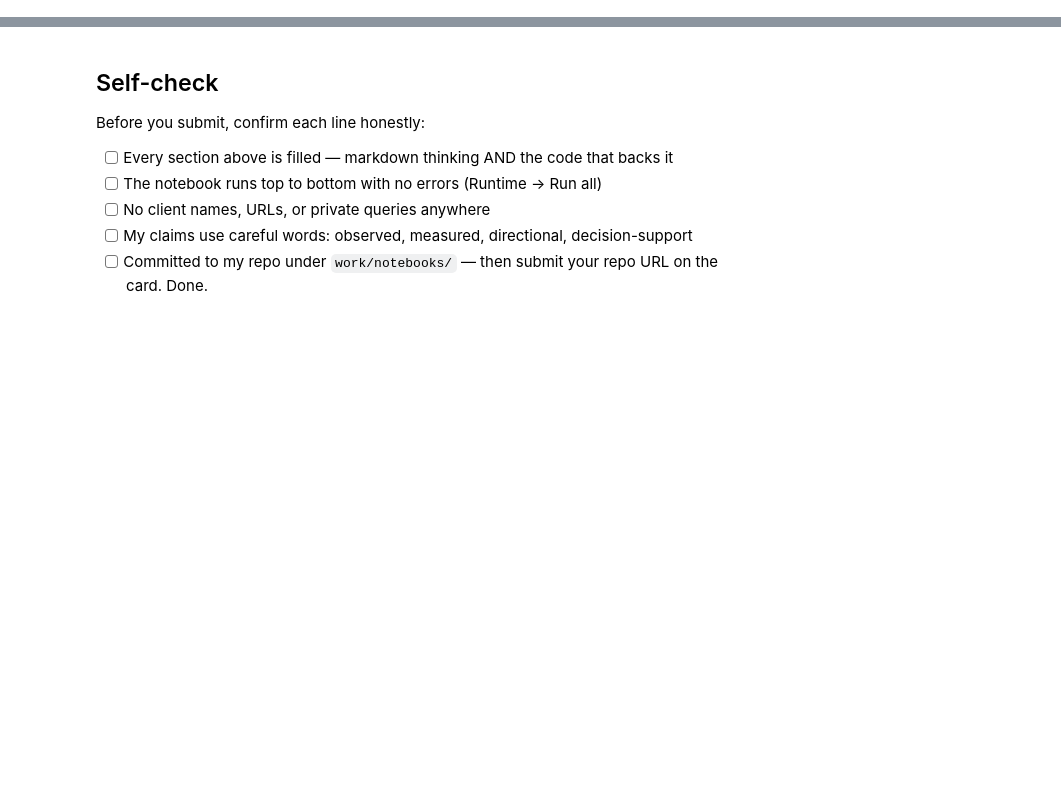
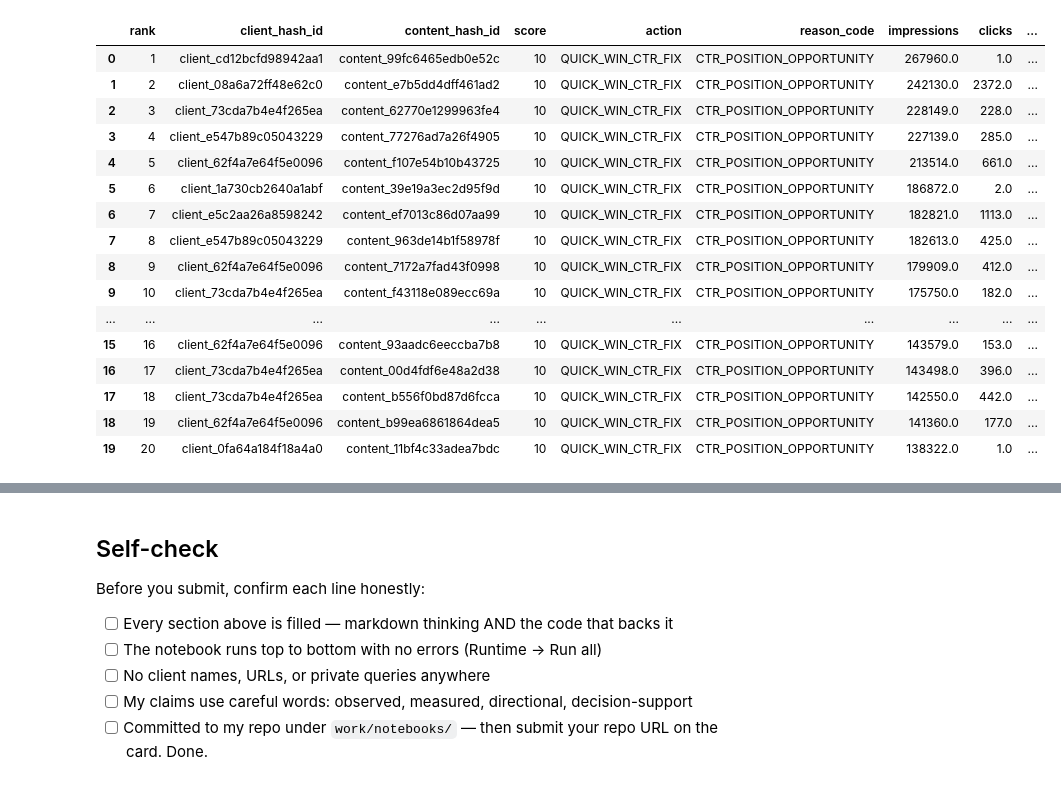
Before and after one commit to mohamedahmed02/Flyrank-internship, a Jupyter notebook: work/notebooks/w04_baseline_score.ipynb, the cells around one changed output, grey strips where cells are left out. Saved outputs shown, nothing was run; the diff lists cells and outputs as text; code cells hidden in the pictures; blank space fills up the shorter version.

```diff
--- a/work/notebooks/w04_baseline_score.ipynb
+++ b/work/notebooks/w04_baseline_score.ipynb
@@ -36,0 +368,78 @@ This skeleton is yours to fill. Work the sections **in order** — each one has
+# %%
+# This cell is for CODE (numbers, a query, a check).
+# Write your text answer in the cell ABOVE this one — typing sentences here breaks Run All.
+# ============================================================
+# 3. Top-20 review
+# ============================================================
+
+top20 = baseline.head(20).copy()
+
+def review_row(row):
+    ctr_pct = row["ctr"] * 100
+
+    if ctr_pct < 0.1:
+        confidence_note = "Very low CTR makes the opportunity directionally strong."
+    elif ctr_pct < 0.3:
+        confidence_note = "Low CTR provides a clear directional opportunity."
+    else:
+        confidence_note = "CTR is low enough to support the baseline opportunity."
+
+    why = (
+        f"Selected because impressions are {row['impressions']:,.0f}, "
+        f"CTR is {ctr_pct:.3f}%, and average position is "
+        f"{row['avg_position']:.2f}."
+    )
+
+    wrong = (
+        "Could be wrong if query intent, SERP features, branded intent, "
+        "or query-level variation explains the low CTR."
+    )
+
+    return pd.Series({
+        "confidence_note": confidence_note,
+        "why_it_is_here": why,
+        "what_would_make_it_wrong": wrong
+    })
+
+review = top20.apply(review_row, axis=1)
+
+top20_review = pd.concat(
+    [
+        top20[
+            [
+                "rank",
+                "client_hash_id",
+                "content_hash_id",
+                "score",
+                "action",
+                "reason_code",
+                "impressions",
+                "clicks",
+                "ctr",
+                "avg_position"
+            ]
+        ].reset_index(drop=True),
+        review.reset_index(drop=True)
+    ],
+    axis=1
+)
+
+display(top20_review)
+# %% [output]
+|  | rank | client_hash_id | content_hash_id | score | action | reason_code | impressions | clicks | ... |
+| 0 | 1 | client_cd12bcfd98942aa1 | content_99fc6465edb0e52c | 10 | QUICK_WIN_CTR_FIX | CTR_POSITION_OPPORTUNITY | 267960.0 | 1.0 | ... |
+| 1 | 2 | client_08a6a72ff48e62c0 | content_e7b5dd4dff461ad2 | 10 | QUICK_WIN_CTR_FIX | CTR_POSITION_OPPORTUNITY | 242130.0 | 2372.0 | ... |
+| 2 | 3 | client_73cda7b4e4f265ea | content_62770e1299963fe4 | 10 | QUICK_WIN_CTR_FIX | CTR_POSITION_OPPORTUNITY | 228149.0 | 228.0 | ... |
+| 3 | 4 | client_e547b89c05043229 | content_77276ad7a26f4905 | 10 | QUICK_WIN_CTR_FIX | CTR_POSITION_OPPORTUNITY | 227139.0 | 285.0 | ... |
+| 4 | 5 | client_62f4a7e64f5e0096 | content_f107e54b10b43725 | 10 | QUICK_WIN_CTR_FIX | CTR_POSITION_OPPORTUNITY | 213514.0 | 661.0 | ... |
+| 5 | 6 | client_1a730cb2640a1abf | content_39e19a3ec2d95f9d | 10 | QUICK_WIN_CTR_FIX | CTR_POSITION_OPPORTUNITY | 186872.0 | 2.0 | ... |
+| 6 | 7 | client_e5c2aa26a8598242 | content_ef7013c86d07aa99 | 10 | QUICK_WIN_CTR_FIX | CTR_POSITION_OPPORTUNITY | 182821.0 | 1113.0 | ... |
+| 7 | 8 | client_e547b89c05043229 | content_963de14b1f58978f | 10 | QUICK_WIN_CTR_FIX | CTR_POSITION_OPPORTUNITY | 182613.0 | 425.0 | ... |
+| 8 | 9 | client_62f4a7e64f5e0096 | content_7172a7fad43f0998 | 10 | QUICK_WIN_CTR_FIX | CTR_POSITION_OPPORTUNITY | 179909.0 | 412.0 | ... |
+| 9 | 10 | client_73cda7b4e4f265ea | content_f43118e089ecc69a | 10 | QUICK_WIN_CTR_FIX | CTR_POSITION_OPPORTUNITY | 175750.0 | 182.0 | ... |
+| ... | ... | ... | ... | ... | ... | ... | ... | ... | ... |
+| 15 | 16 | client_62f4a7e64f5e0096 | content_93aadc6eeccba7b8 | 10 | QUICK_WIN_CTR_FIX | CTR_POSITION_OPPORTUNITY | 143579.0 | 153.0 | ... |
+| 16 | 17 | client_73cda7b4e4f265ea | content_00d4fdf6e48a2d38 | 10 | QUICK_WIN_CTR_FIX | CTR_POSITION_OPPORTUNITY | 143498.0 | 396.0 | ... |
+| 17 | 18 | client_73cda7b4e4f265ea | content_b556f0bd87d6fcca | 10 | QUICK_WIN_CTR_FIX | CTR_POSITION_OPPORTUNITY | 142550.0 | 442.0 | ... |
+| 18 | 19 | client_62f4a7e64f5e0096 | content_b99ea6861864dea5 | 10 | QUICK_WIN_CTR_FIX | CTR_POSITION_OPPORTUNITY | 141360.0 | 177.0 | ... |
+| 19 | 20 | client_0fa64a184f18a4a0 | content_11bf4c33adea7bdc | 10 | QUICK_WIN_CTR_FIX | CTR_POSITION_OPPORTUNITY | 138322.0 | 1.0 | ... |
```
Also changed, not shown: parts of 21 cells of this notebook.
